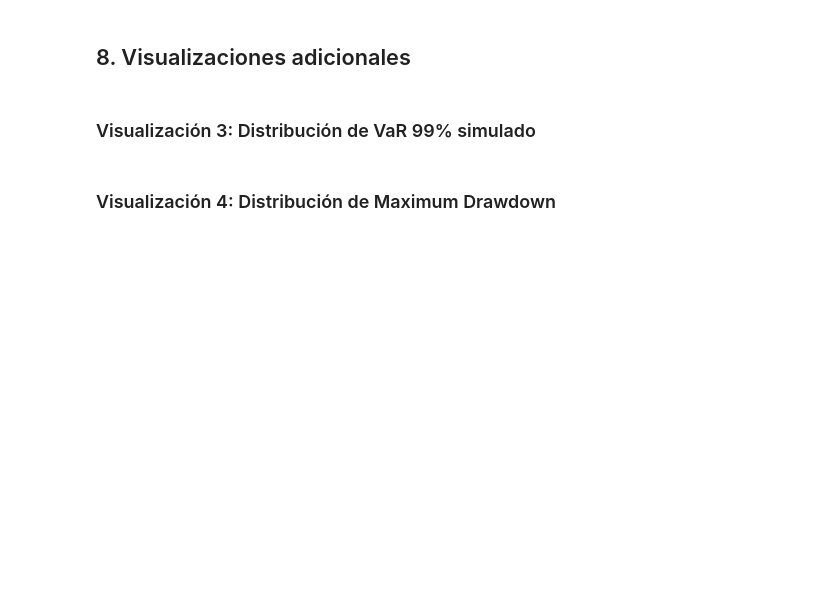
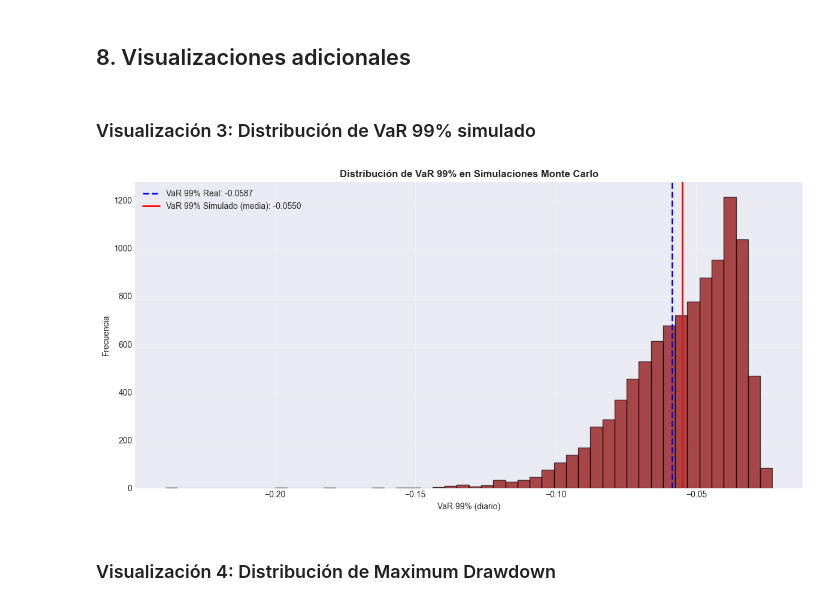
Before and after one commit to Romequinco/TAREA_GESTION_RIESGO, a Jupyter notebook: Tarea_riesgos.ipynb, the cells around one changed output. Drawn from its saved outputs; the diff is of its cells as text; code cells hidden in the pictures; blank space fills up the shorter version.

```diff
--- a/Tarea_riesgos.ipynb
+++ b/Tarea_riesgos.ipynb
@@ -4133,7 +4421,7 @@ real_metrics = calculate_risk_metrics(real_portfolio_returns.dropna().values)
 # SIMULADO: métricas promediadas sobre todas las trayectorias
 sim_metrics_list = []
 for i in range(N_SIMULATIONS):
-    traj_returns = simulation_results['portfolio_returns'][i, :]
+    traj_returns = simulated_portfolio_returns[i, :]
     sim_metrics_list.append(calculate_risk_metrics(traj_returns))
 
 # Promediar métricas simuladas
@@ -4218,24 +4551,26 @@ if len(crisis_sims) > 0:
 ### Visualización 3: Distribución de VaR 99% simulado
 # %%
 # Calcular VaR 99% para cada trayectoria
-var_99_per_sim = [calculate_risk_metrics(simulation_results['portfolio_returns'][i, :])['var_99']
+var_99_per_sim = [calculate_risk_metrics(simulated_portfolio_returns[i, :])['var_99']
                    for i in range(N_SIMULATIONS)]
 
 fig, ax = plt.subplots(figsize=(12, 6))
 
 ax.hist(var_99_per_sim, bins=50, alpha=0.7, color='darkred', edgecolor='black')
 ax.axvline(real_metrics['var_99'], color='blue', linewidth=2, linestyle='--',
            label=f'VaR 99% Real: {real_metrics["var_99"]:.4f}')
 ax.axvline(np.mean(var_99_per_sim), color='red', linewidth=2,
            label=f'VaR 99% Simulado (media): {np.mean(var_99_per_sim):.4f}')
 
 ax.set_xlabel('VaR 99% (diario)')
 ax.set_ylabel('Frecuencia')
 ax.set_title('Distribución de VaR 99% en Simulaciones Monte Carlo', fontweight='bold')
 ax.legend()
 ax.grid(True, alpha=0.3)
 plt.tight_layout()
 plt.show()
+# %% [output]
+[figure, added]
 # %% [markdown]
 ### Visualización 4: Distribución de Maximum Drawdown
 # %%
```
Also changed, not shown: parts of 35 cells of this notebook.
